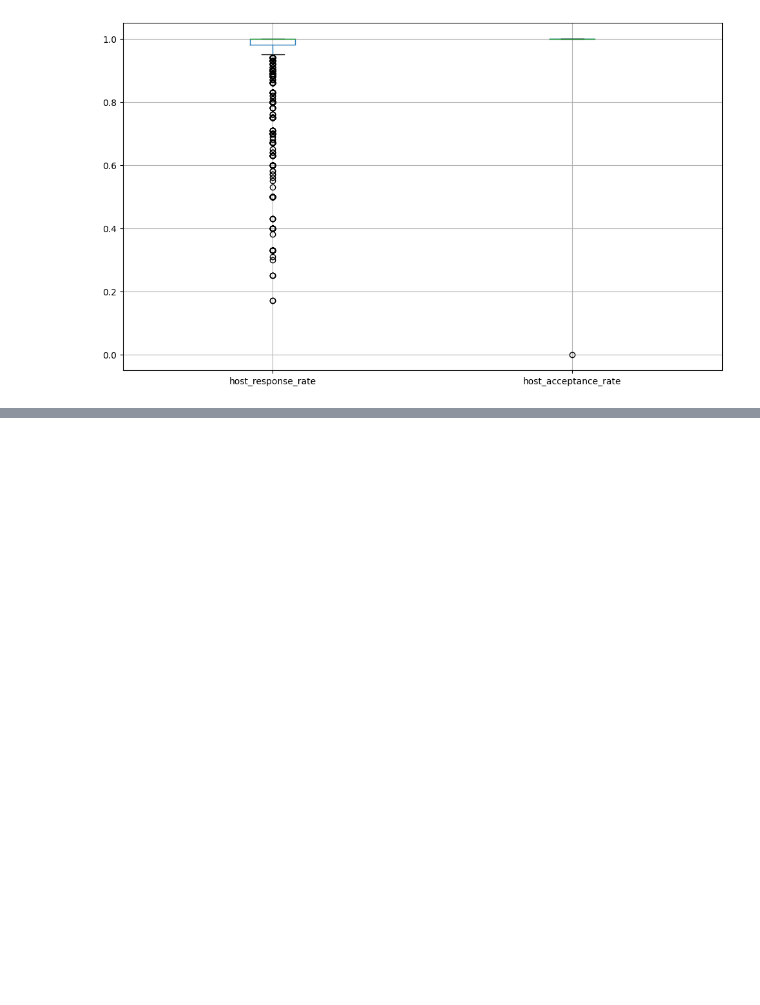
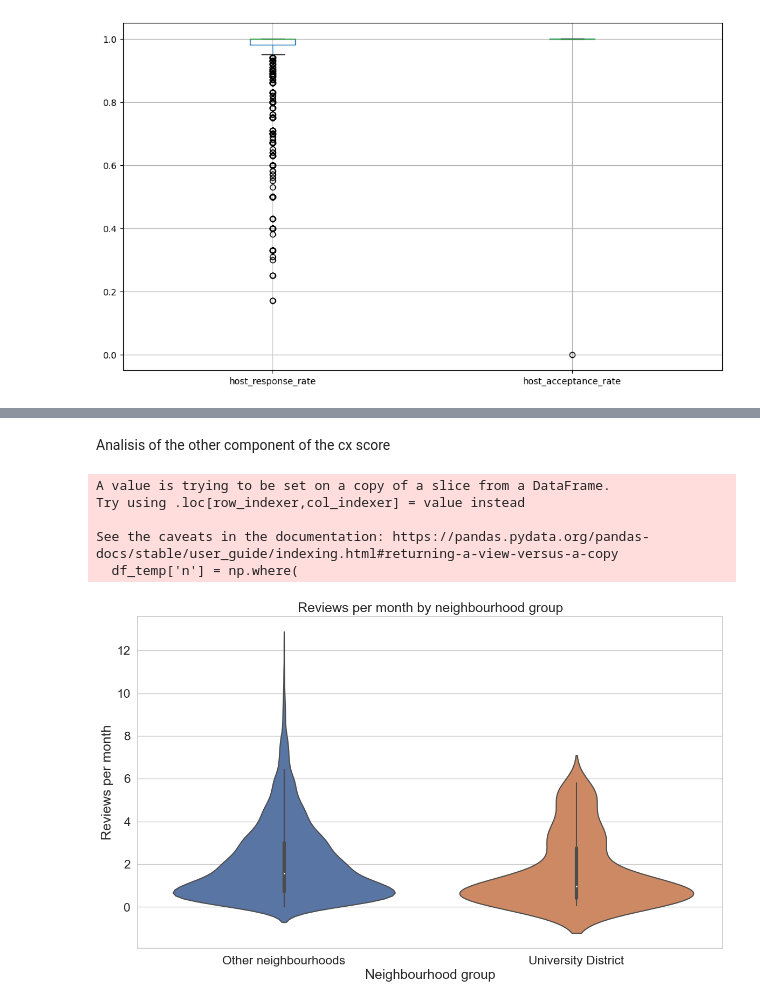
Before and after one commit to aeusepi/Project, a Jupyter notebook: Airbnb.ipynb, the cells around one changed output, grey strips where cells are left out. Cells and saved outputs as stored; diff of their text form; code cells hidden in the pictures; blank space fills up the shorter version.

```diff
--- a/Airbnb.ipynb
+++ b/Airbnb.ipynb
@@ -339,0 +380,27 @@ df_host2.boxplot(ax=ax)
+# %% [markdown]
+Analisis of the other component of the cx score
+# %%
+fontsize = 10
+sns.set(style="whitegrid", font_scale=1.5)
+df_temp = df_new[['neighbourhood_group_cleansed', 'reviews_per_month']]
+df_temp['n'] = np.where(
+    df_temp['neighbourhood_group_cleansed'] == 'University District',
+    'University District', 'Other neighbourhoods'
+)
+
+fig, axes = plt.subplots(figsize=(14, 8))
+sns.violinplot(x='n',y='reviews_per_month', data=df_temp, ax = axes)
+axes.set_title('Reviews per month by neighbourhood group')
+
+axes.yaxis.grid(True)
+axes.set_xlabel('Neighbourhood group')
+axes.set_ylabel('Reviews per month')
+
+plt.show()
+# %% [output]
+A value is trying to be set on a copy of a slice from a DataFrame.
+Try using .loc[row_indexer,col_indexer] = value instead
+
+See the caveats in the documentation: https://pandas.pydata.org/pandas-docs/stable/user_guide/indexing.html#returning-a-view-versus-a-copy
+  df_temp['n'] = np.where(
+[figure, added]
```
Also changed, not shown: parts of 12 cells of this notebook, 1 other file.
